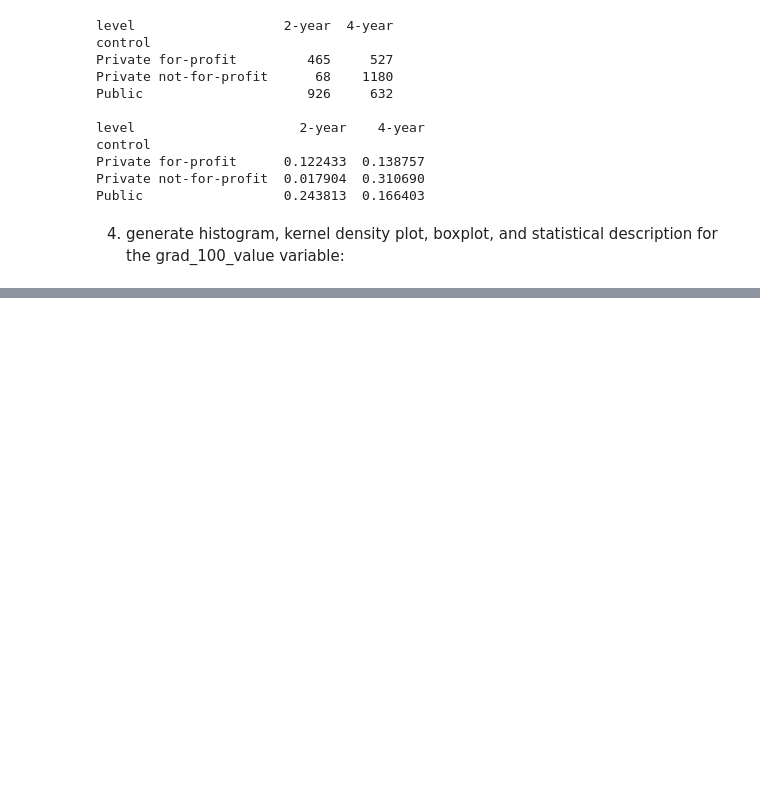
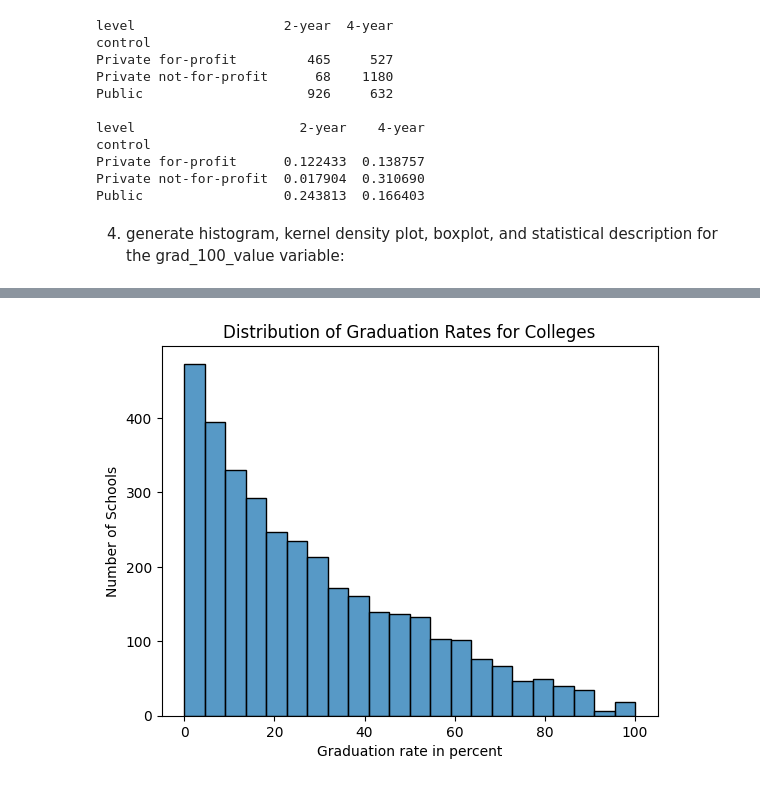
Before and after one commit to oak50/visualization, a Jupyter notebook: assignment/assignment__2.ipynb, the cells around one changed output, grey strips where cells are left out. Saved outputs shown, nothing was run; the diff lists cells and outputs as text; code cells hidden in the pictures; blank space fills up the shorter version.

```diff
--- a/assignment/assignment__2.ipynb
+++ b/assignment/assignment__2.ipynb
@@ -102,0 +68,11 @@ Name: grad_100_value, dtype: float64
+# %%
+# HISTOGRAM:
+import seaborn as sns
+
+sns.histplot(df['grad_100_value'])
+plt.xlabel('Graduation rate in percent')
+plt.ylabel('Number of Schools')
+plt.title('Distribution of Graduation Rates for Colleges')
+plt.show()
+# %% [output]
+[figure, added]
```
Also changed, not shown: parts of 47 cells of this notebook, 9 other files.
